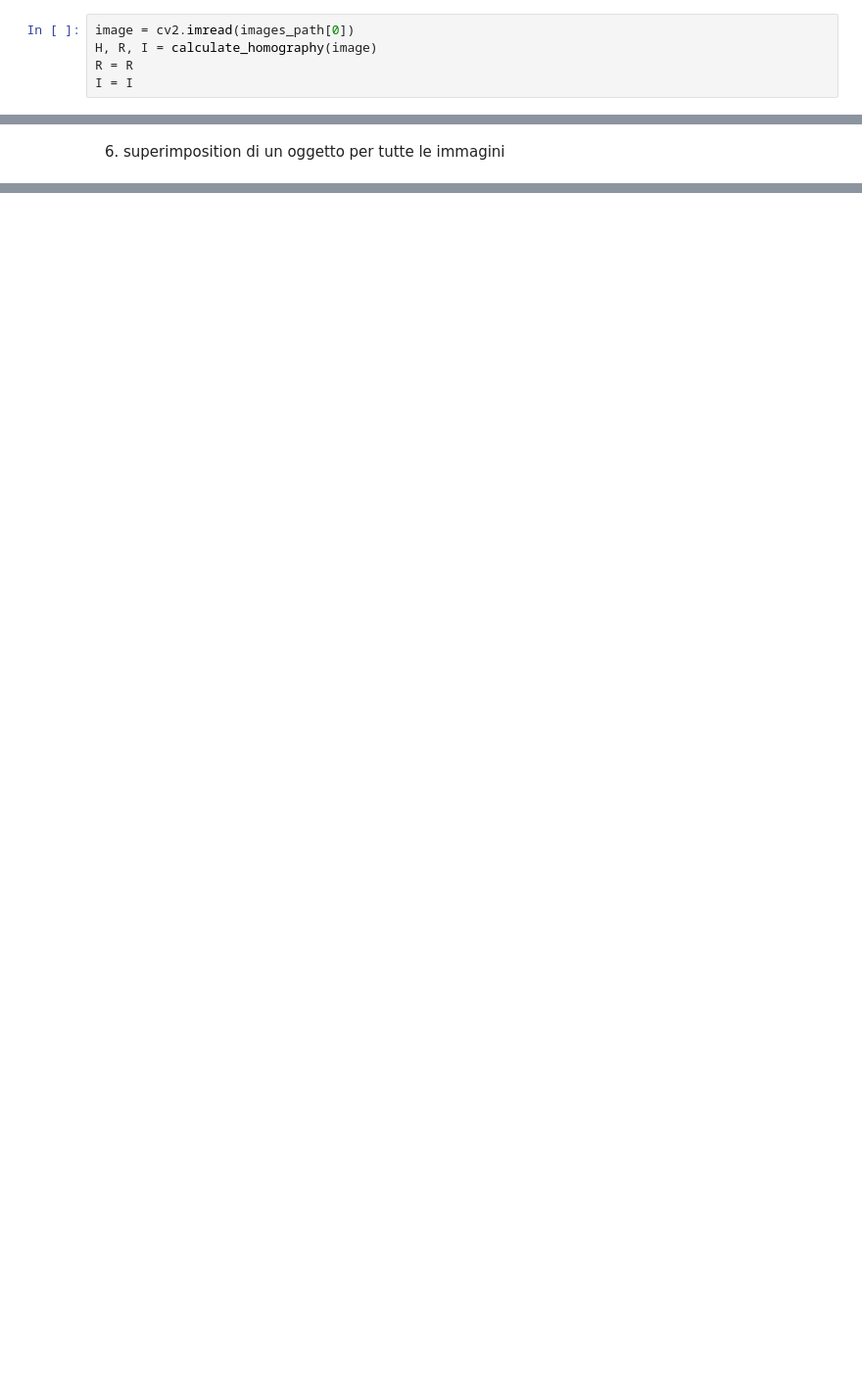
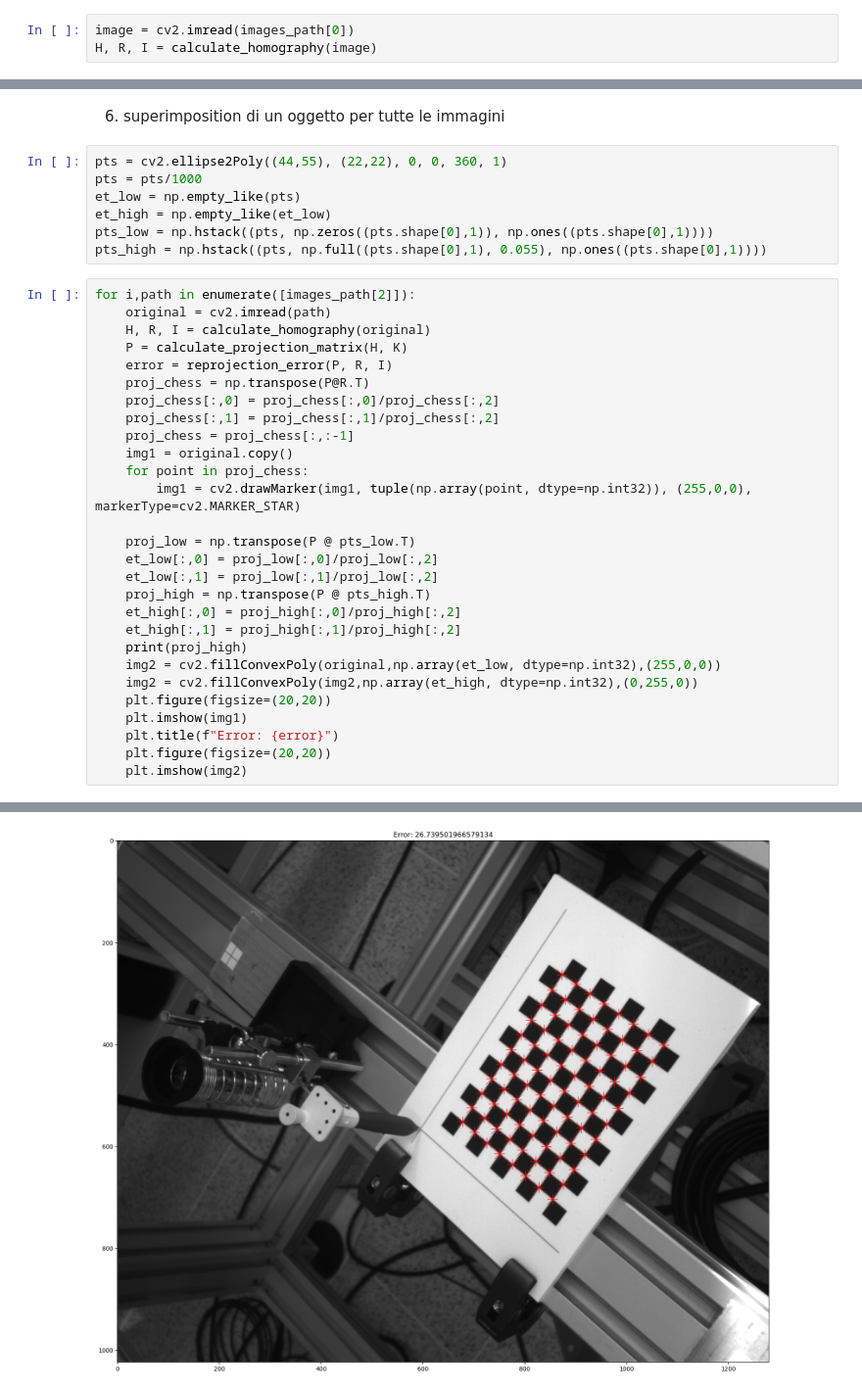
Before and after one commit to Edi-Codutti/CVPRProject, a Jupyter notebook: LabLecture1-EstimatingHomography-StarterCode.ipynb, the cells around one changed output, grey strips where cells are left out. Shown at 98% size. Drawn from its saved outputs; the diff is of its cells as text; blank space fills up the shorter version.

```diff
--- a/LabLecture1-EstimatingHomography-StarterCode.ipynb
+++ b/LabLecture1-EstimatingHomography-StarterCode.ipynb
@@ -161,8 +161,6 @@ def reprojection_error (P:np.ndarray, R:np.ndarray, I:np.ndarray):
 # %%
 image = cv2.imread(images_path[0])
 H, R, I = calculate_homography(image)
-R = R
-I = I
 # %%
 P = calculate_projection_matrix(H, K)
 print(P)
@@ -194,3 +175,39 @@ print(error)
 3.389381486364584
 # %% [markdown]
 6. superimposition di un oggetto per tutte le immagini
+# %%
+pts = cv2.ellipse2Poly((44,55), (22,22), 0, 0, 360, 1)
+pts = pts/1000
+et_low = np.empty_like(pts)
+et_high = np.empty_like(et_low)
+pts_low = np.hstack((pts, np.zeros((pts.shape[0],1)), np.ones((pts.shape[0],1))))
+pts_high = np.hstack((pts, np.full((pts.shape[0],1), 0.055), np.ones((pts.shape[0],1))))
+# %%
+for i,path in enumerate([images_path[2]]):
+    original = cv2.imread(path)
+    H, R, I = calculate_homography(original)
+    P = calculate_projection_matrix(H, K)
+    error = reprojection_error(P, R, I)
+    proj_chess = np.transpose(P@R.T)
+    proj_chess[:,0] = proj_chess[:,0]/proj_chess[:,2]
+    proj_chess[:,1] = proj_chess[:,1]/proj_chess[:,2]
+    proj_chess = proj_chess[:,:-1]
+    img1 = original.copy()
+    for point in proj_chess:
+        img1 = cv2.drawMarker(img1, tuple(np.array(point, dtype=np.int32)), (255,0,0), markerType=cv2.MARKER_STAR)
+
+    proj_low = np.transpose(P @ pts_low.T)
+    et_low[:,0] = proj_low[:,0]/proj_low[:,2]
+    et_low[:,1] = proj_low[:,1]/proj_low[:,2]
+    proj_high = np.transpose(P @ pts_high.T)
+    et_high[:,0] = proj_high[:,0]/proj_high[:,2]
+    et_high[:,1] = proj_high[:,1]/proj_high[:,2]
+    print(proj_high)
+    img2 = cv2.fillConvexPoly(original,np.array(et_low, dtype=np.int32),(255,0,0))
+    img2 = cv2.fillConvexPoly(img2,np.array(et_high, dtype=np.int32),(0,255,0))
+    plt.figure(figsize=(20,20))
+    plt.imshow(img1)
+    plt.title(f"Error: {error}")
+    plt.figure(figsize=(20,20))
+    plt.imshow(img2)
+# %% [output]
@@ -196,0 +231 @@ print(error)
+[figure, added]
```
Also changed, not shown: parts of 4 cells of this notebook, 1 other file.
